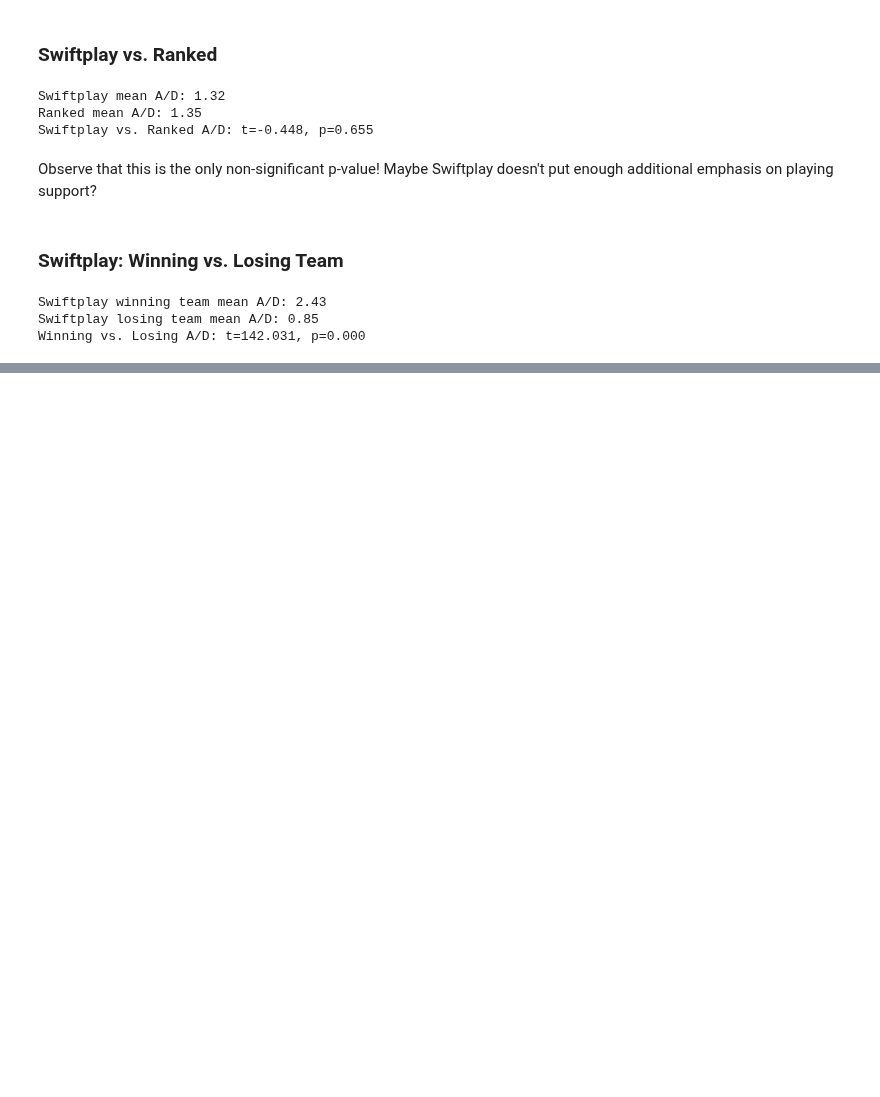
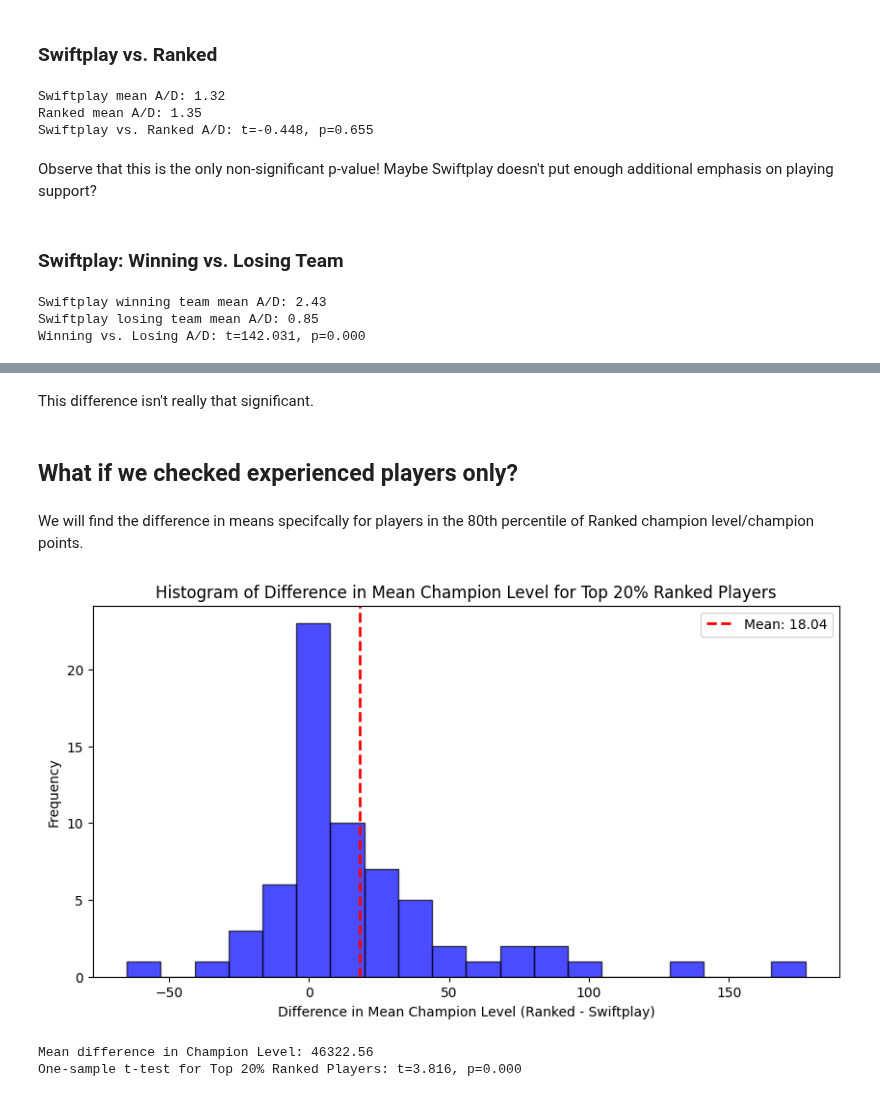
Before and after one commit to mdcUM/swiftplay-analysis, a Jupyter notebook: fairness_and_competitive_balance.ipynb, the cells around one changed output, grey strips where cells are left out. Drawn from its saved outputs; the diff is of its cells as text; code cells hidden in the pictures; blank space fills up the shorter version.

```diff
--- a/fairness_and_competitive_balance.ipynb
+++ b/fairness_and_competitive_balance.ipynb
@@ -447,0 +503,44 @@ Winning vs. Losing A/D: t=142.031, p=0.000
+# %% [markdown]
+This difference isn't really that significant.
+# %% [markdown]
+## What if we checked experienced players only?
+# %% [markdown]
+We will find the difference in means specifcally for players in the 80th percentile of Ranked champion level/champion points.
+# %%
+players_who_play_both = players.dropna(subset=["ranked_kd"])["puuid"]
+ranked_means = ranked_filtered.groupby("puuid")["championLevel"].mean()
+
+# Determine 80th percentile threshold
+percentile_80 = ranked_means.quantile(0.8)
+
+# Get players in the top 20% of Ranked champion levels
+high_ranked_players = ranked_means[ranked_means >= percentile_80].index
+
+# Filter Swiftplay data to only include these high-ranked players
+swiftplay_high_ranked = swiftplay_filtered[swiftplay_filtered["puuid"].isin(high_ranked_players)]
+ranked_high_ranked = ranked_filtered[ranked_filtered["puuid"].isin(high_ranked_players)]
+
+# Compute mean championLevel for these players in both modes
+swiftplay_means_high = swiftplay_high_ranked.groupby("puuid")["championLevel"].mean()
+ranked_means_high = ranked_high_ranked.groupby("puuid")["championLevel"].mean()
+
+# Compute the difference in mean championLevel (Ranked - Swiftplay)
+level_differences_high = ranked_means_high - swiftplay_means_high
+
+# Plot histogram of differences
+plt.figure(figsize=(10, 5))
+plt.hist(level_differences_high, bins=20, edgecolor='black', color='blue', alpha=0.7)
+plt.axvline(level_differences_high.mean(), color='red', linestyle='dashed', linewidth=2, label=f'Mean: {level_differences_high.mean():.2f}')
+plt.xlabel("Difference in Mean Champion Level (Ranked - Swiftplay)")
+plt.ylabel("Frequency")
+plt.title("Histogram of Difference in Mean Champion Level for Top 20% Ranked Players")
+plt.legend()
+plt.show()
+
+print(f"Mean difference in Champion Level: {level_differences.mean():.2f}")
+t_stat, p_value = stats.ttest_1samp(level_differences_high, 0)
+print(f"One-sample t-test for Top 20% Ranked Players: t={t_stat:.3f}, p={p_value:.3f}")
+# %% [output]
+[figure, added]
+Mean difference in Champion Level: 46322.56
+One-sample t-test for Top 20% Ranked Players: t=3.816, p=0.000
```
Also changed, not shown: parts of 6 cells of this notebook.
